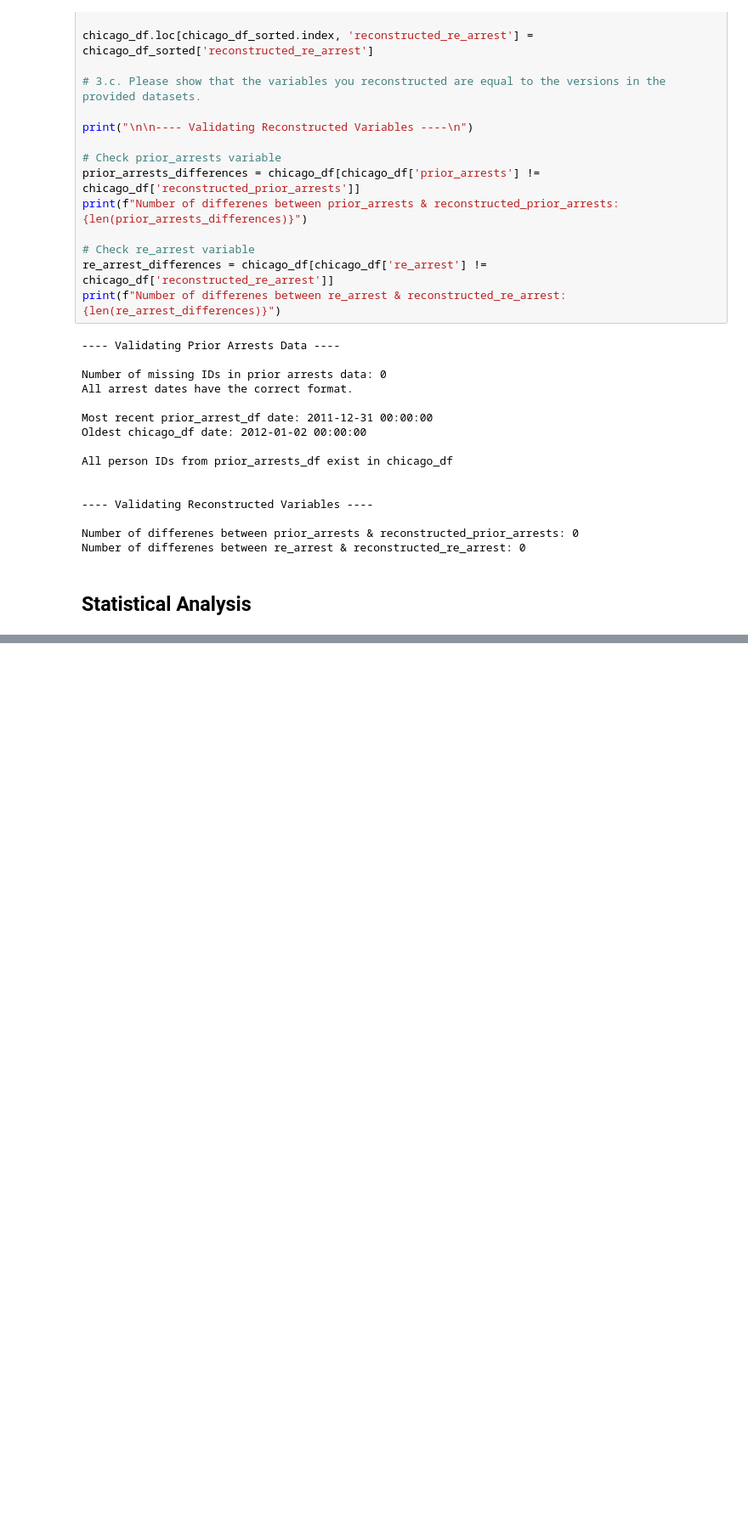
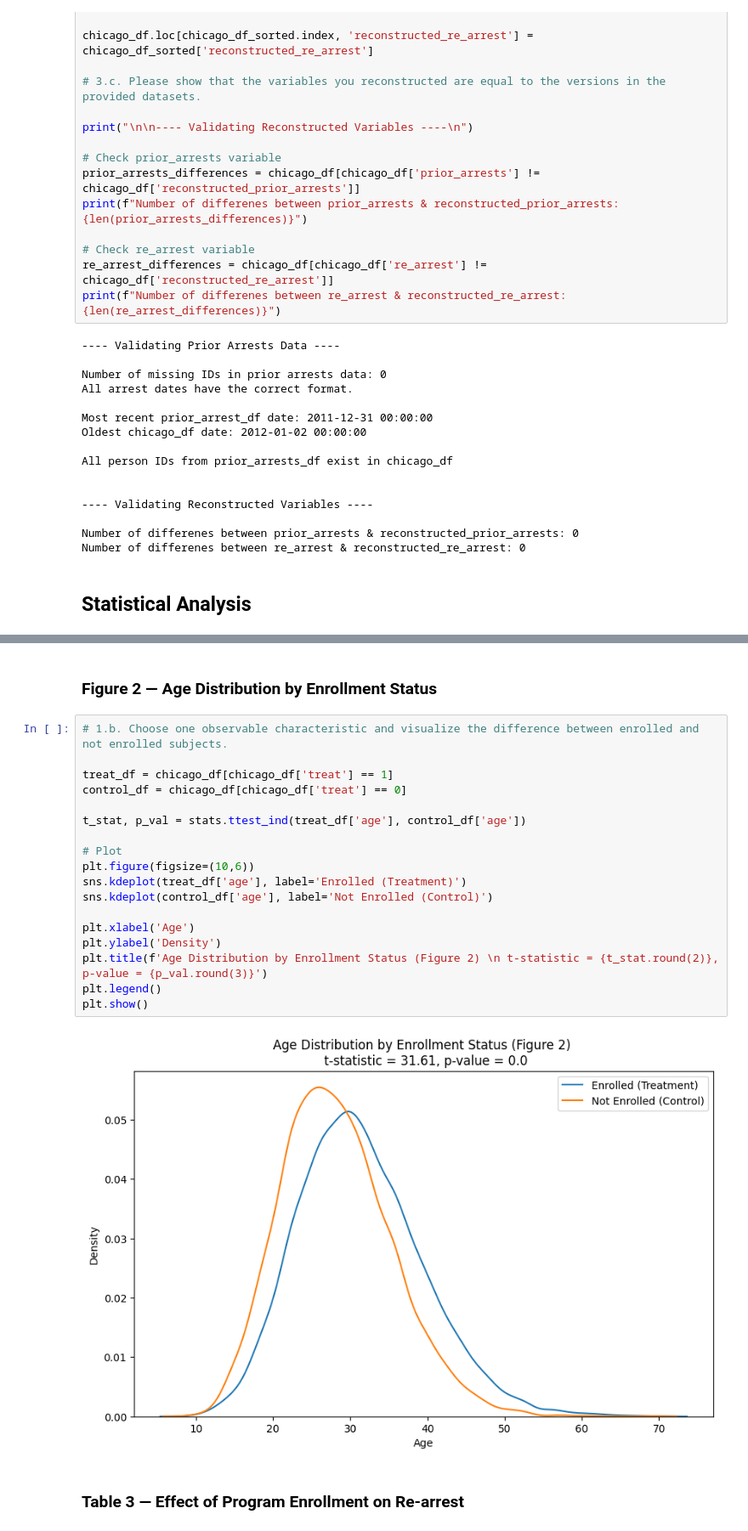
Before and after one commit to Will-Dinneen/Dinneen-DRI-DevLab-Assignment, a Jupyter notebook: PDRI-Data-Assignment.ipynb, the cells around one changed output, grey strips where cells are left out. Shown: that part at 85% size. Saved outputs shown, nothing was run; the diff lists cells and outputs as text; blank space fills up the shorter version.

```diff
--- a/PDRI-Data-Assignment.ipynb
+++ b/PDRI-Data-Assignment.ipynb
@@ -452,3 +483,27 @@ chicago_df
+# %% [markdown]
+### Figure 2 — Age Distribution by Enrollment Status
+# %%
+# 1.b. Choose one observable characteristic and visualize the difference between enrolled and not enrolled subjects.
+
+treat_df = chicago_df[chicago_df['treat'] == 1]
+control_df = chicago_df[chicago_df['treat'] == 0]
+
+t_stat, p_val = stats.ttest_ind(treat_df['age'], control_df['age'])
+
+# Plot
+plt.figure(figsize=(10,6))
+sns.kdeplot(treat_df['age'], label='Enrolled (Treatment)')
+sns.kdeplot(control_df['age'], label='Not Enrolled (Control)')
+
+plt.xlabel('Age')
+plt.ylabel('Density')
+plt.title(f'Age Distribution by Enrollment Status (Figure 2) \n t-statistic = {t_stat.round(2)}, p-value = {p_val.round(3)}')
+plt.legend()
+plt.show()
+# %% [output]
+[figure, added]
+# %% [markdown]
+### Table 3 — Effect of Program Enrollment on Re-arrest
 # %%
 # 3. Did participating in the program reduce the likelihood of re-arrest before disposition? Explain your answer and your methodology.
 
```
Also changed, not shown: parts of 30 cells of this notebook.
